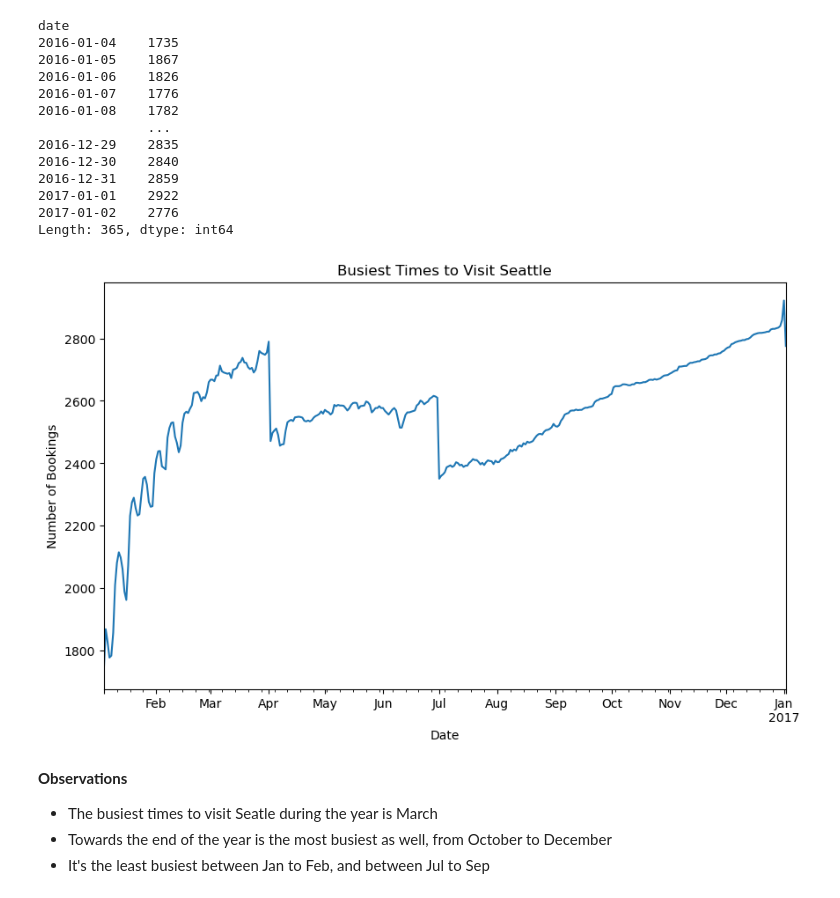
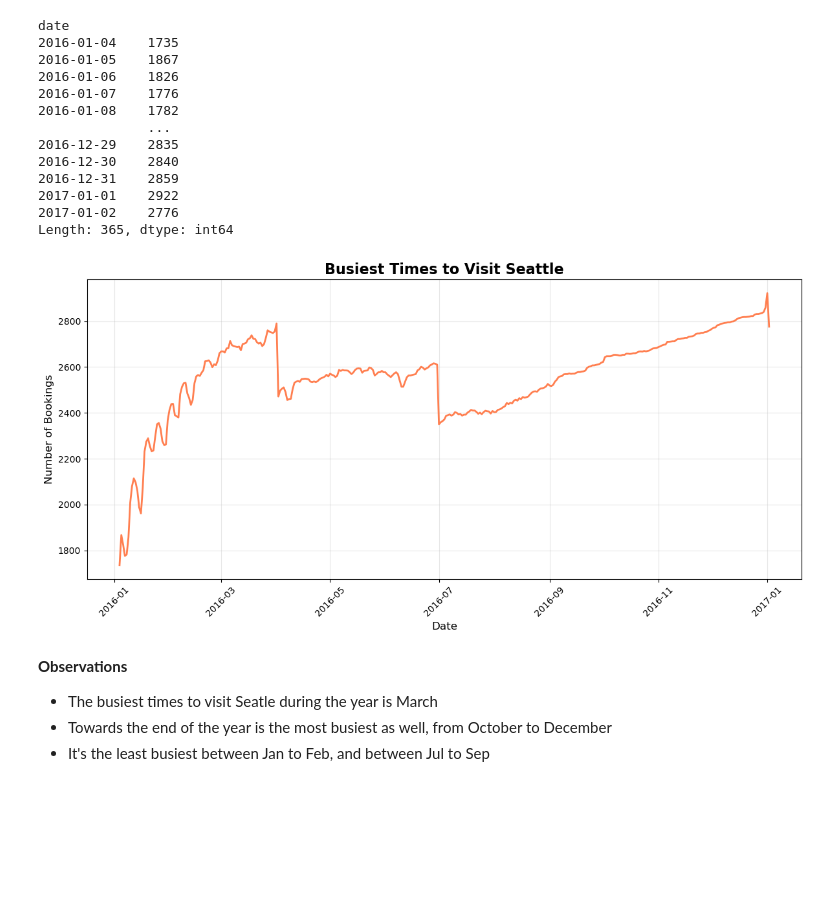
Before and after one commit to Sibongile46/Project-1, a Jupyter notebook: Seatle_Airbnb.ipynb, the cells around one changed output. Saved outputs shown, nothing was run; the diff lists cells and outputs as text; code cells hidden in the pictures; blank space fills up the shorter version.

```diff
--- a/Seatle_Airbnb.ipynb
+++ b/Seatle_Airbnb.ipynb
@@ -176,12 +177,20 @@ date
 2017-01-01    2922
 2017-01-02    2776
 Length: 365, dtype: int64
-# %%
-plt.figure(figsize=(10, 6))
-busy_times.plot(title='Busiest Times to Visit Seattle', xlabel='Date', ylabel='Number of Bookings')
-plt.show()
-# %% [output]
-[figure, removed]
+# %%
+# Refined Line Graph for Busiest Times
+plt.figure(figsize=(12, 6))
+plt.plot(busy_times.index, busy_times.values, color='coral', linewidth=2)
+plt.title('Busiest Times to Visit Seattle', fontsize=16, weight='bold')
+plt.xlabel('Date', fontsize=12)
+plt.ylabel('Number of Bookings', fontsize=12)
+plt.xticks(rotation=45)
+plt.grid(alpha=0.3)
+plt.tight_layout()
+plt.savefig('busiest_times_line_graph.png', dpi=300)
+plt.show()
+# %% [output]
+[figure, added]
 # %% [markdown]
 <b> Observations </b>
 
```
Also changed, not shown: parts of 8 cells of this notebook, 4 other files.
